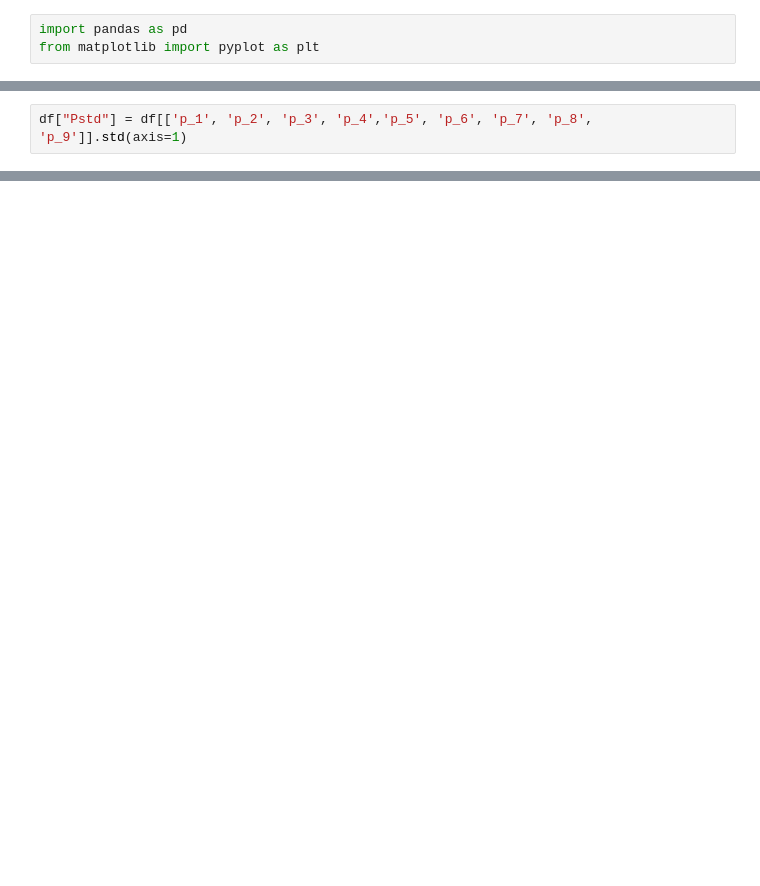
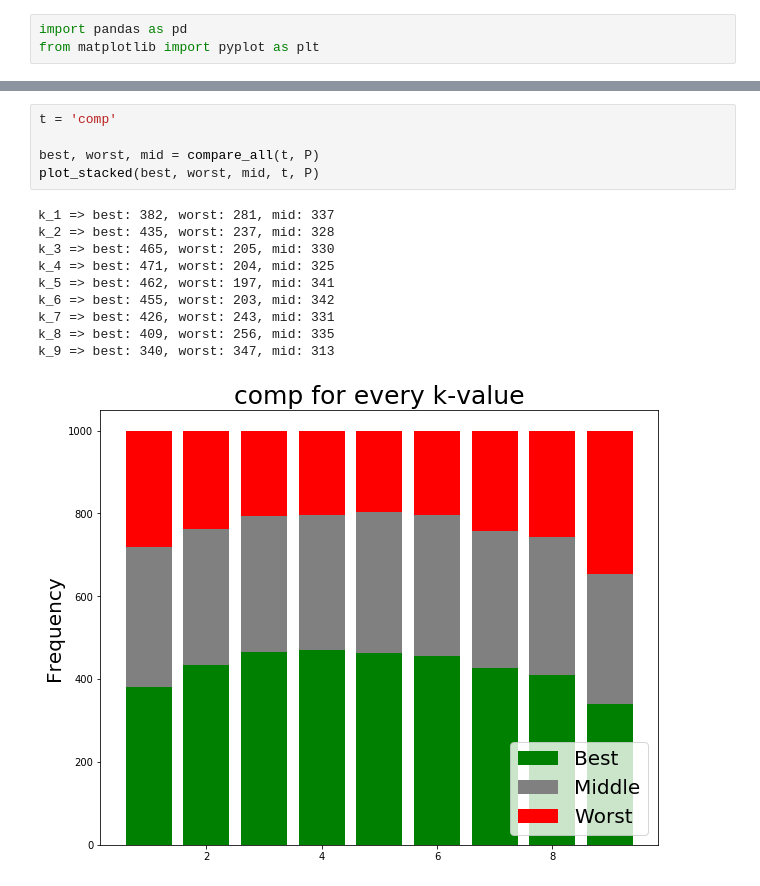
Before and after one commit to pdehaan274/ComSoc, a Jupyter notebook: result analysis.ipynb, the cells around one changed output, grey strips where cells are left out. Cells and saved outputs as stored; diff of their text form; blank space fills up the shorter version.

```diff
--- a/result analysis.ipynb
+++ b/result analysis.ipynb
@@ -69,2 +25,0 @@ plot(df, "EL")
-# %%
-df["Pstd"] = df[['p_1', 'p_2', 'p_3', 'p_4','p_5', 'p_6', 'p_7', 'p_8', 'p_9']].std(axis=1)
@@ -156,0 +169,16 @@ for i in range(1, 10):
+# %%
+t = 'comp'
+
+best, worst, mid = compare_all(t, P)
+plot_stacked(best, worst, mid, t, P)
+# %% [output]
+k_1 => best: 382, worst: 281, mid: 337
+k_2 => best: 435, worst: 237, mid: 328
+k_3 => best: 465, worst: 205, mid: 330
+k_4 => best: 471, worst: 204, mid: 325
+k_5 => best: 462, worst: 197, mid: 341
+k_6 => best: 455, worst: 203, mid: 342
+k_7 => best: 426, worst: 243, mid: 331
+k_8 => best: 409, worst: 256, mid: 335
+k_9 => best: 340, worst: 347, mid: 313
+[figure, added]
```
Also changed, not shown: parts of 26 cells of this notebook, 14 other files.
